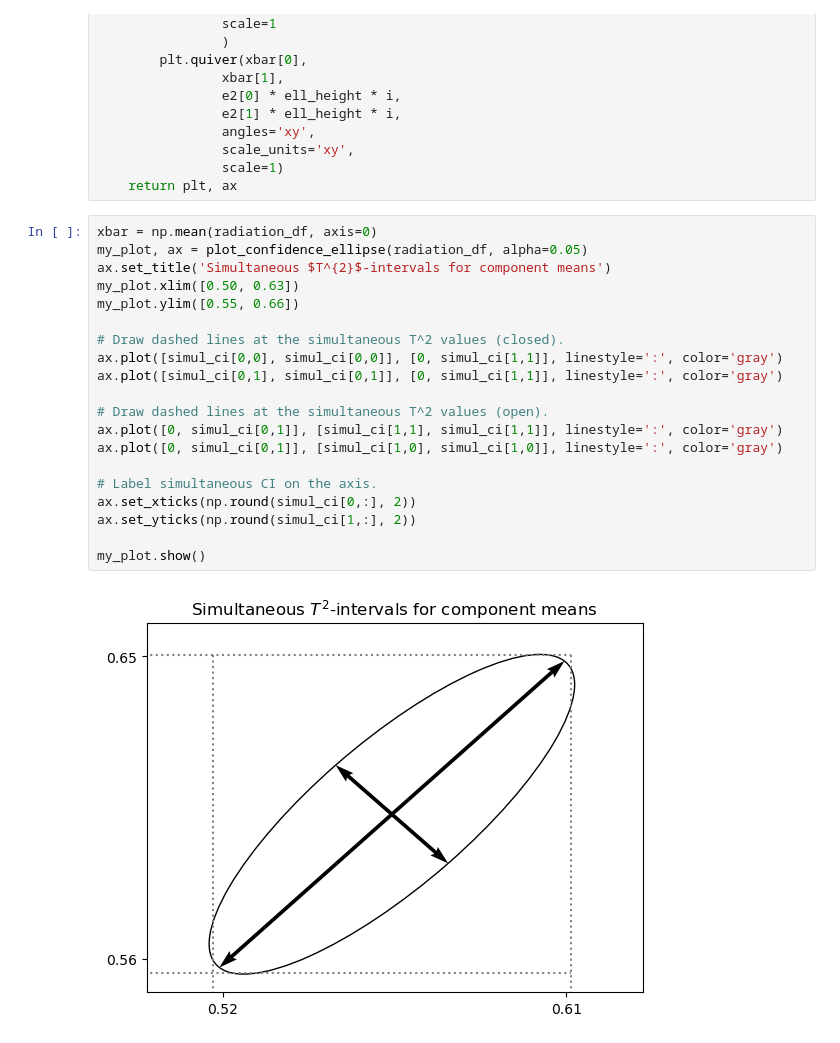
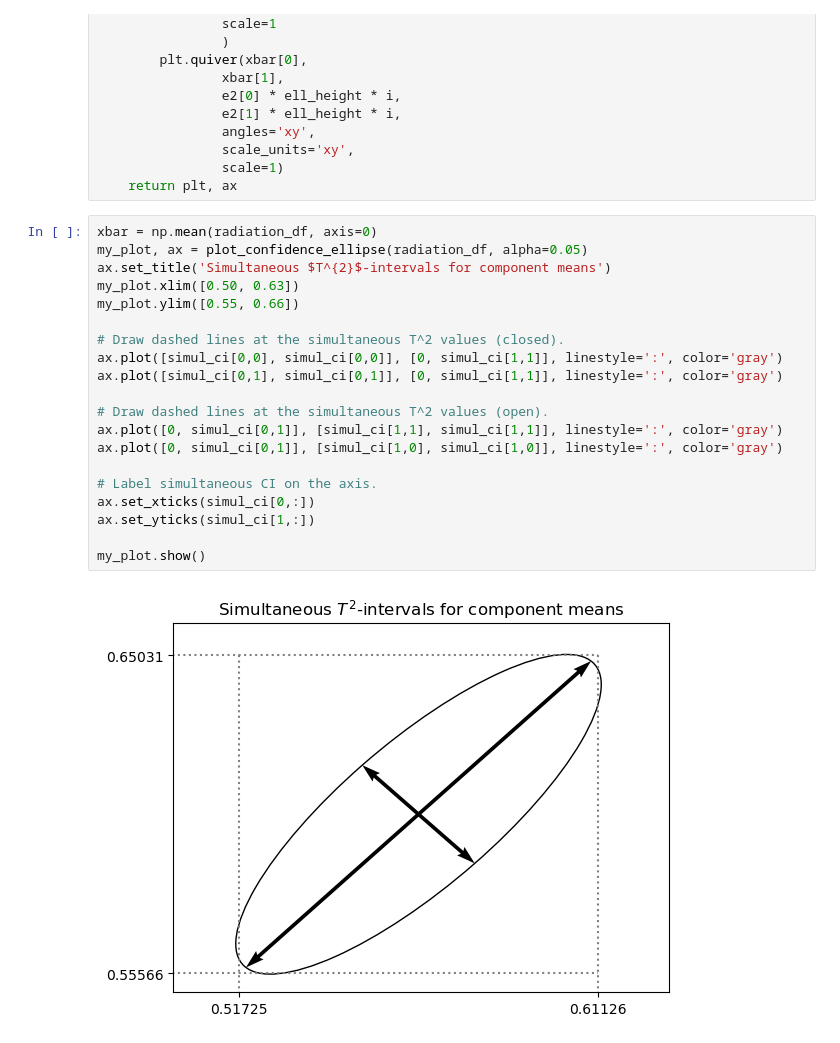
Before and after one commit to nbclsc/Applied-Multivariate-Statistical-Analysis-Solutions, a Jupyter notebook: python/chapter-5/Example5-4.ipynb, the cells around one changed output. Cells and saved outputs as stored; diff of their text form.

```diff
--- a/python/chapter-5/Example5-4.ipynb
+++ b/python/chapter-5/Example5-4.ipynb
@@ -90,22 +93,22 @@ def plot_confidence_ellipse(df: pd.DataFrame, alpha: float):
 # %%
 xbar = np.mean(radiation_df, axis=0)
 my_plot, ax = plot_confidence_ellipse(radiation_df, alpha=0.05)
 ax.set_title('Simultaneous $T^{2}$-intervals for component means')
 my_plot.xlim([0.50, 0.63])
 my_plot.ylim([0.55, 0.66])
 
 # Draw dashed lines at the simultaneous T^2 values (closed).
 ax.plot([simul_ci[0,0], simul_ci[0,0]], [0, simul_ci[1,1]], linestyle=':', color='gray')
 ax.plot([simul_ci[0,1], simul_ci[0,1]], [0, simul_ci[1,1]], linestyle=':', color='gray')
 
 # Draw dashed lines at the simultaneous T^2 values (open).
 ax.plot([0, simul_ci[0,1]], [simul_ci[1,1], simul_ci[1,1]], linestyle=':', color='gray')
 ax.plot([0, simul_ci[0,1]], [simul_ci[1,0], simul_ci[1,0]], linestyle=':', color='gray')
 
 # Label simultaneous CI on the axis.
-ax.set_xticks(np.round(simul_ci[0,:], 2))
-ax.set_yticks(np.round(simul_ci[1,:], 2))
+ax.set_xticks(simul_ci[0,:])
+ax.set_yticks(simul_ci[1,:])
 
 my_plot.show()
 # %% [output]
-[figure, old version]
+[figure, new version]
```
Also changed, not shown: parts of 1 cell of this notebook.
